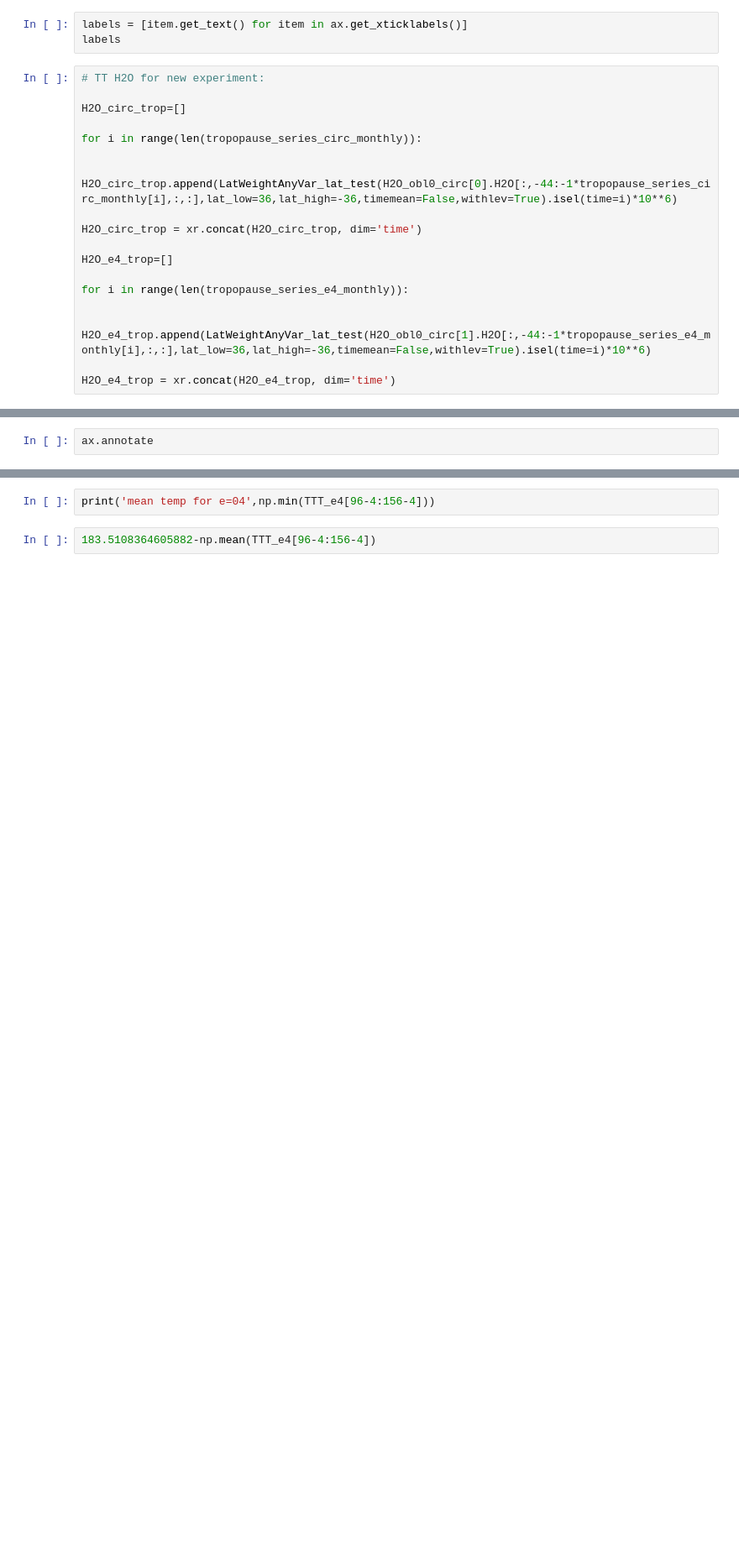
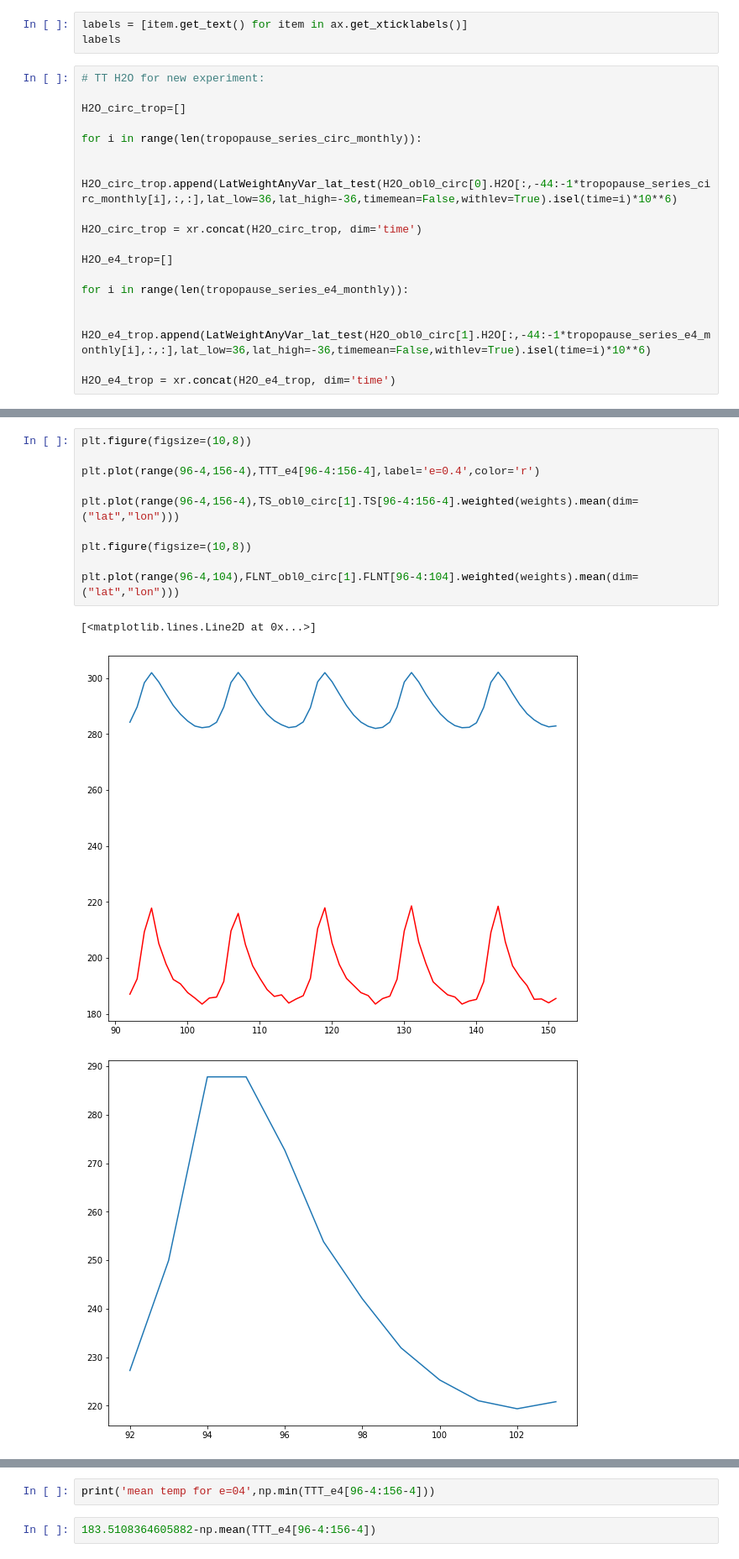
Before and after one commit to pybl1994/analysis_code, a Jupyter notebook: MixingRatios&WaterProcesses.ipynb, the cells around one changed output, grey strips where cells are left out. Shown at 84% size. Saved outputs shown, nothing was run; the diff lists cells and outputs as text; blank space fills up the shorter version.

```diff
--- a/MixingRatios&WaterProcesses.ipynb
+++ b/MixingRatios&WaterProcesses.ipynb
@@ -3178,5 +3073,17 @@ plt.plot()
-# %%
-ax.annotate
+# %%
+plt.figure(figsize=(10,8))
+
+plt.plot(range(96-4,156-4),TTT_e4[96-4:156-4],label='e=0.4',color='r')
+
+plt.plot(range(96-4,156-4),TS_obl0_circ[1].TS[96-4:156-4].weighted(weights).mean(dim=("lat","lon")))
+
+plt.figure(figsize=(10,8))
+
+plt.plot(range(96-4,104),FLNT_obl0_circ[1].FLNT[96-4:104].weighted(weights).mean(dim=("lat","lon")))
+# %% [output]
+[<matplotlib.lines.Line2D at 0x...>]
+[figure, added]
+[figure, added]
 # %%
 import matplotlib.gridspec as gridspec
 from mpl_toolkits.axes_grid1 import make_axes_locatable
```
Also changed, not shown: parts of 61 cells of this notebook.
